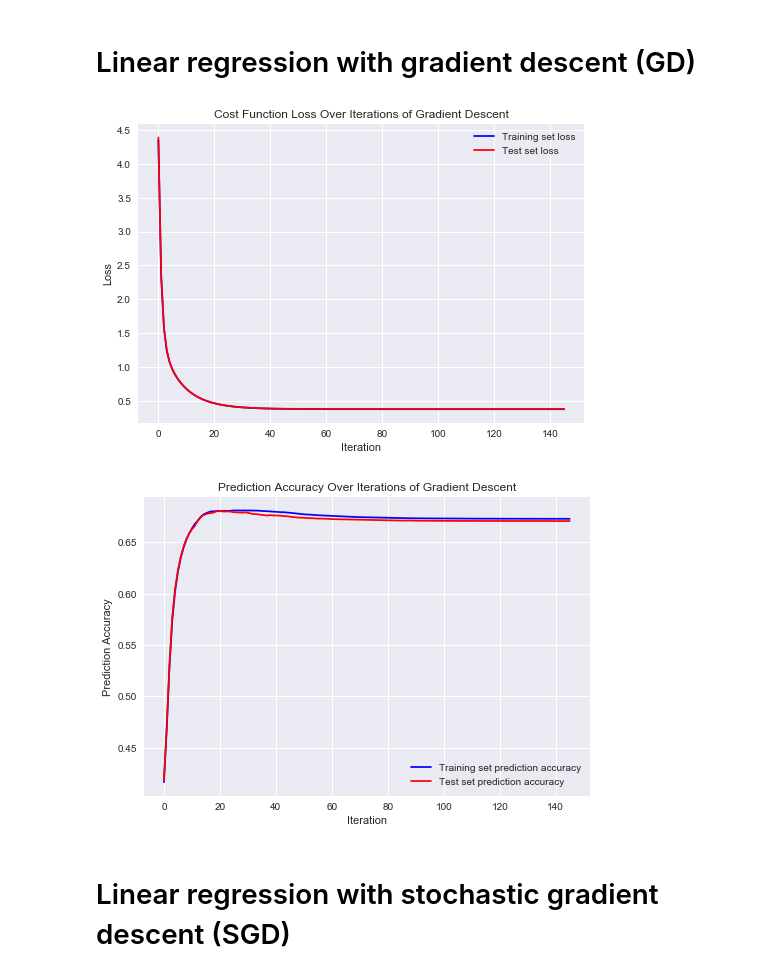
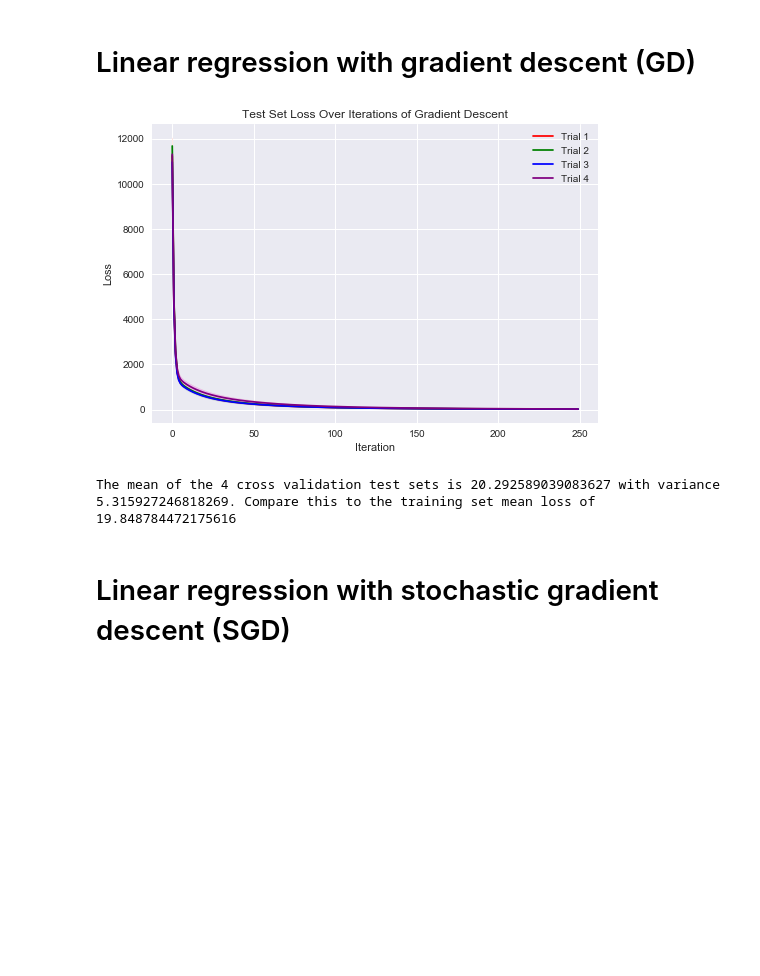
Before and after one commit to hhschede/machine_learning, a Jupyter notebook: project_1/main.ipynb, the cells around one changed output. Cells and saved outputs as stored; diff of their text form; code cells hidden in the pictures; blank space fills up the shorter version.

Commit message:
CV for linear regression
fixing some minor processing stuff (like not to standardize everything in the beginning)

```diff
--- a/project_1/main.ipynb
+++ b/project_1/main.ipynb
@@ -57,6 +68,12 @@ Splitting into train and test set
 # %%
 X_train, y_train, X_test, y_test = split_data(tx, y)
 
+# Create the standardized X_train for use of testing the model on the test set. Note that this should
+# Not be done before crossvalidation, as the crossvalidation function standardizes the sets within the loops
+
+X_train_standardized, means, variance = standardize(X_train)
+X_test_standardized = standardize_test(X_test, means, variance)
+
 print('Standardized and randomized samples are found as the variables X_train, y_train, X_test, y_test. Values' +
       ' are split for testing and training sets with the ratio of 0.8')
 # %% [output]
@@ -64,36 +81,43 @@ Standardized and randomized samples are found as the variables X_train, y_train,
 # %% [markdown]
 Linear regression with gradient descent (GD)
 ===
-# %%
-# initial_w = np.ones(X_train.shape[1])
-initial_w = np.random.rand(X_train.shape[1])
-losses, ws = least_squares_GD(y_train, X_train, initial_w, max_iters = 250) # fit model and retrieve W's across iterations
-test_losses = list(map(lambda x: compute_loss(y_test, X_test, x, method = 'MSE'), ws)) # retrieve losses using test set with ws
-
-plt.style.use('seaborn')
-plt.plot(losses, label='Training set loss', c='blue')
-plt.plot(test_losses, label='Test set loss', c='red')
-plt.xlabel('Iteration')
-plt.ylabel('Loss')
-plt.title('Cost Function Loss Over Iterations of Gradient Descent')
-plt.legend()
-plt.show()
-
-# Make plot with label prediction accuracy
-
-pred_ytrain = list(map(lambda x: predict_labels(x, X_train), ws)) # Training prediction
-pred_accuracytrain = list(map(lambda x: pred_accuracy(x, y_train), pred_ytrain))
-pred_ytest = list(map(lambda x: predict_labels(x, X_test), ws)) # Test prediction
-pred_accuracytest = list(map(lambda x: pred_accuracy(x, y_test), pred_ytest))
-
-
-plt.plot(pred_accuracytrain, label='Training set prediction accuracy', c='blue')
-plt.plot(pred_accuracytest, label='Test set prediction accuracy', c='red')
-plt.legend()
-plt.xlabel('Iteration')
-plt.ylabel('Prediction Accuracy')
-plt.title('Prediction Accuracy Over Iterations of Gradient Descent')
-plt.show()
-# %% [output]
-[figure, removed]
-[figure, removed]
+# %%
+# Initialize w vector
+initial_w = np.random.rand(X_train.shape[1])
+k_ = 4
+
+# Perform linear regression by gradient descent with cross validation (k=4)
+test_loss_mean, test_loss_var, vector_test_loss, train_loss_mean, w = least_squares_GD(y_train, X_train, initial_w, gamma = 0.00001, k=k_, max_iters = 250)
+
+means_over_time = vector_test_loss.mean(axis=0)
+error1 = abs(means_over_time - vector_test_loss[0])
+error2 = abs(means_over_time - vector_test_loss[1])
+error3 = abs(means_over_time- vector_test_loss[2])
+error4 = abs(means_over_time - vector_test_loss[3])
+x = np.arange(len(error1))
+
+plt.style.use('seaborn')
+# for i in np.arange(4):
+#     plt.plot(x, vector_test_loss[i], label= 'Trial {}'.format(i))
+plt.plot(x, vector_test_loss[0], label='Trial 1', c='red')
+plt.fill_between(x, vector_test_loss[0]-error1, vector_test_loss[0]+error1,
+    alpha=0.2, edgecolor='#CC4F1B', facecolor='#FF9848')
+plt.plot(x, vector_test_loss[1], label='Trial 2', c = 'green')
+plt.fill_between(x, vector_test_loss[1] - error2, vector_test_loss[1] + error2, alpha = 0.2, edgecolor='#FF3F1B', facecolor = '#12E99F')
+plt.plot(x, vector_test_loss[2], label='Trial 3', c='blue')
+plt.fill_between(x, vector_test_loss[2]-error3, vector_test_loss[2]+error3,
+    alpha=0.2, edgecolor='#CC4F1B', facecolor='#12E2FF')
+plt.plot(x, vector_test_loss[3], label='Trial 4', c='purple')
+plt.fill_between(x, vector_test_loss[3]-error4, vector_test_loss[3]+error4,
+    alpha=0.2, edgecolor='#CC4F1B', facecolor='#FF00FF')
+plt.xlabel('Iteration')
+plt.ylabel('Loss')
+plt.title('Test Set Loss Over Iterations of Gradient Descent')
+plt.legend()
+plt.show()
+
+print('The mean of the {} cross validation test sets is {} with variance {}. \
+Compare this to the training set mean loss of {}'.format(k_,test_loss_mean, test_loss_var,train_loss_mean))
+# %% [output]
+[figure, added]
+The mean of the 4 cross validation test sets is 20.292589039083627 with variance 5.315927246818269. Compare this to the training set mean loss of 19.848784472175616
```
Also changed, not shown: parts of 14 cells of this notebook, 2 other files.
